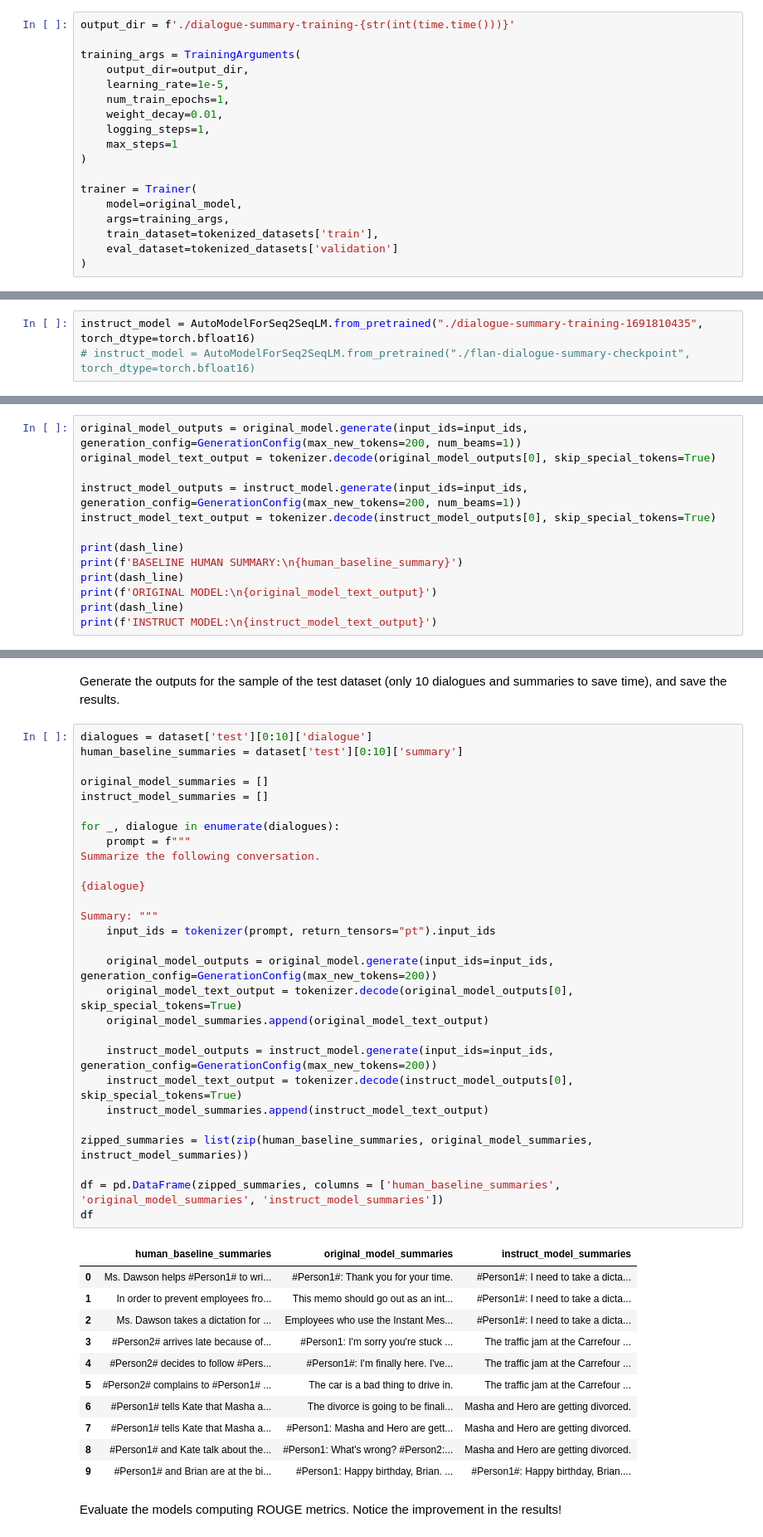
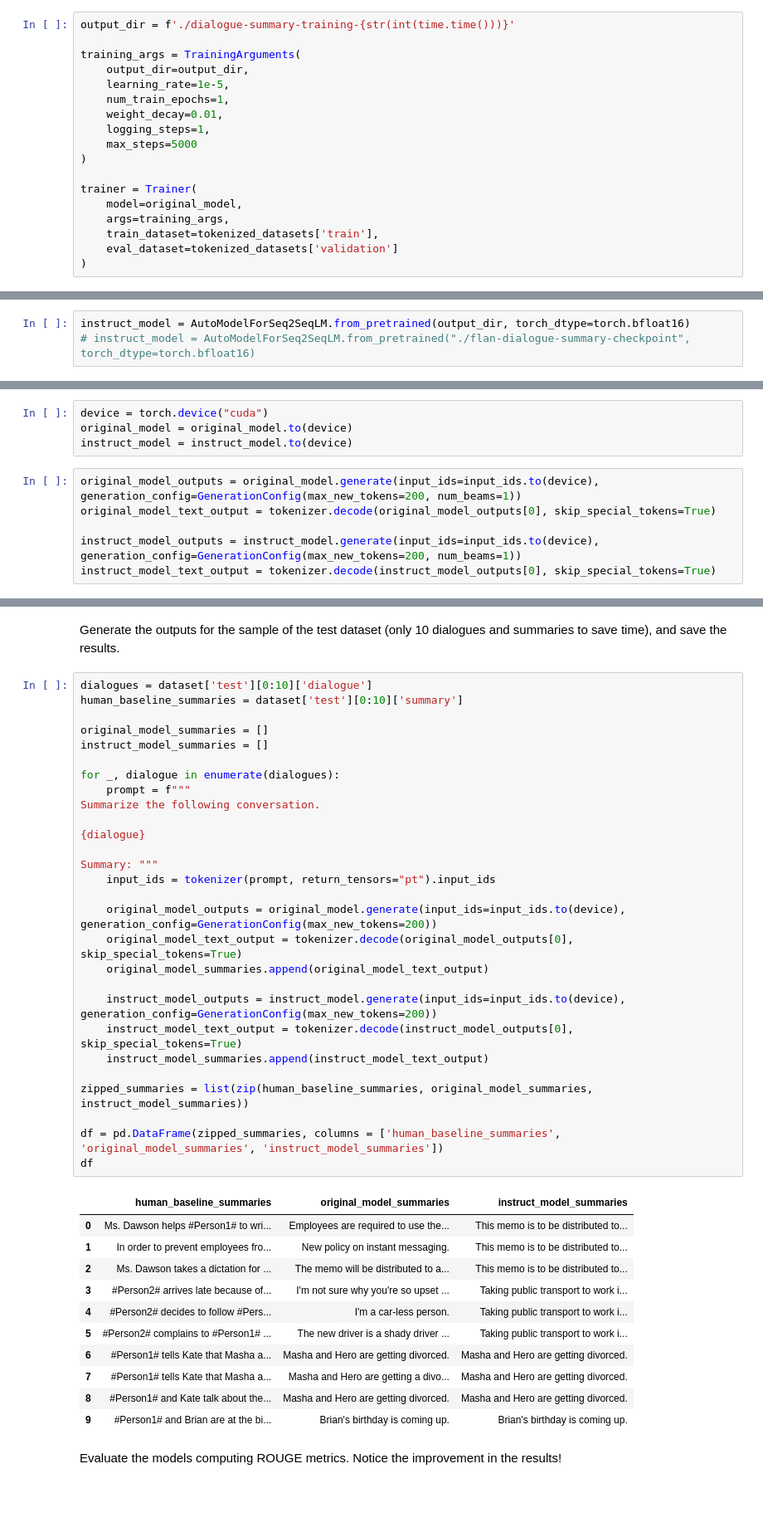
Before and after one commit to gavinloverqq/learn_nlp, a Jupyter notebook: NLP_source_code/GenerativeAI/Generative-AI-with-LLMs-main/Week-2/Lab_2_fine_tune_generative_ai_model.ipynb, the cells around one changed output, grey strips where cells are left out. Shown: that part at 83% size. Cells and saved outputs as stored; diff of their text form; blank space fills up the shorter version.

```diff
--- a/NLP_source_code/GenerativeAI/Generative-AI-with-LLMs-main/Week-2/Lab_2_fine_tune_generative_ai_model.ipynb
+++ b/NLP_source_code/GenerativeAI/Generative-AI-with-LLMs-main/Week-2/Lab_2_fine_tune_generative_ai_model.ipynb
@@ -271,7 +270,7 @@ training_args = TrainingArguments(
     num_train_epochs=1,
     weight_decay=0.01,
     logging_steps=1,
-    max_steps=1
+    max_steps=5000
 )
 
 trainer = Trainer(
@@ -319,7 +340,7 @@ The size of the downloaded instruct model is approximately 1GB.
 # %% [markdown]
 Create an instance of the `AutoModelForSeq2SeqLM` class for the instruct model:
 # %%
-instruct_model = AutoModelForSeq2SeqLM.from_pretrained("./dialogue-summary-training-1691810435", torch_dtype=torch.bfloat16)
+instruct_model = AutoModelForSeq2SeqLM.from_pretrained(output_dir, torch_dtype=torch.bfloat16)
 # instruct_model = AutoModelForSeq2SeqLM.from_pretrained("./flan-dialogue-summary-checkpoint", torch_dtype=torch.bfloat16)
 # %% [markdown]
 <a name='2.3'></a>
@@ -340,16 +361,13 @@ Summary:
 """
 
 input_ids = tokenizer(prompt, return_tensors="pt").input_ids
+# %%
+device = torch.device("cuda")
+original_model = original_model.to(device)
+instruct_model = instruct_model.to(device)
 # %%
-original_model_outputs = original_model.generate(input_ids=input_ids, generation_config=GenerationConfig(max_new_tokens=200, num_beams=1))
+original_model_outputs = original_model.generate(input_ids=input_ids.to(device), generation_config=GenerationConfig(max_new_tokens=200, num_beams=1))
 original_model_text_output = tokenizer.decode(original_model_outputs[0], skip_special_tokens=True)
 
-instruct_model_outputs = instruct_model.generate(input_ids=input_ids, generation_config=GenerationConfig(max_new_tokens=200, num_beams=1))
+instruct_model_outputs = instruct_model.generate(input_ids=input_ids.to(device), generation_config=GenerationConfig(max_new_tokens=200, num_beams=1))
 instruct_model_text_output = tokenizer.decode(instruct_model_outputs[0], skip_special_tokens=True)
-
-print(dash_line)
-print(f'BASELINE HUMAN SUMMARY:\n{human_baseline_summary}')
-print(dash_line)
-print(f'ORIGINAL MODEL:\n{original_model_text_output}')
-print(dash_line)
-print(f'INSTRUCT MODEL:\n{instruct_model_text_output}')
@@ -375,43 +400,43 @@ Generate the outputs for the sample of the test dataset (only 10 dialogues and s
 # %%
 dialogues = dataset['test'][0:10]['dialogue']
 human_baseline_summaries = dataset['test'][0:10]['summary']
 
 original_model_summaries = []
 instruct_model_summaries = []
 
 for _, dialogue in enumerate(dialogues):
     prompt = f"""
 Summarize the following conversation.
 
 {dialogue}
 
 Summary: """
     input_ids = tokenizer(prompt, return_tensors="pt").input_ids
 
-    original_model_outputs = original_model.generate(input_ids=input_ids, generation_config=GenerationConfig(max_new_tokens=200))
+    original_model_outputs = original_model.generate(input_ids=input_ids.to(device), generation_config=GenerationConfig(max_new_tokens=200))
     original_model_text_output = tokenizer.decode(original_model_outputs[0], skip_special_tokens=True)
     original_model_summaries.append(original_model_text_output)
 
-    instruct_model_outputs = instruct_model.generate(input_ids=input_ids, generation_config=GenerationConfig(max_new_tokens=200))
+    instruct_model_outputs = instruct_model.generate(input_ids=input_ids.to(device), generation_config=GenerationConfig(max_new_tokens=200))
     instruct_model_text_output = tokenizer.decode(instruct_model_outputs[0], skip_special_tokens=True)
     instruct_model_summaries.append(instruct_model_text_output)
 
 zipped_summaries = list(zip(human_baseline_summaries, original_model_summaries, instruct_model_summaries))
 
 df = pd.DataFrame(zipped_summaries, columns = ['human_baseline_summaries', 'original_model_summaries', 'instruct_model_summaries'])
 df
 # %% [output]
 |  | human_baseline_summaries | original_model_summaries | instruct_model_summaries |
-| 0 | Ms. Dawson helps #Person1# to wri... | #Person1#: Thank you for your time. | #Person1#: I need to take a dicta... |
-| 1 | In order to prevent employees fro... | This memo should go out as an int... | #Person1#: I need to take a dicta... |
-| 2 | Ms. Dawson takes a dictation for ... | Employees who use the Instant Mes... | #Person1#: I need to take a dicta... |
-| 3 | #Person2# arrives late because of... | #Person1: I'm sorry you're stuck ... | The traffic jam at the Carrefour ... |
-| 4 | #Person2# decides to follow #Pers... | #Person1#: I'm finally here. I've... | The traffic jam at the Carrefour ... |
-| 5 | #Person2# complains to #Person1# ... | The car is a bad thing to drive in. | The traffic jam at the Carrefour ... |
-| 6 | #Person1# tells Kate that Masha a... | The divorce is going to be finali... | Masha and Hero are getting divorced. |
-| 7 | #Person1# tells Kate that Masha a... | #Person1: Masha and Hero are gett... | Masha and Hero are getting divorced. |
-| 8 | #Person1# and Kate talk about the... | #Person1: What's wrong? #Person2:... | Masha and Hero are getting divorced. |
-| 9 | #Person1# and Brian are at the bi... | #Person1: Happy birthday, Brian. ... | #Person1#: Happy birthday, Brian.... |
+| 0 | Ms. Dawson helps #Person1# to wri... | Employees are required to use the... | This memo is to be distributed to... |
+| 1 | In order to prevent employees fro... | New policy on instant messaging. | This memo is to be distributed to... |
+| 2 | Ms. Dawson takes a dictation for ... | The memo will be distributed to a... | This memo is to be distributed to... |
+| 3 | #Person2# arrives late because of... | I'm not sure why you're so upset ... | Taking public transport to work i... |
+| 4 | #Person2# decides to follow #Pers... | I'm a car-less person. | Taking public transport to work i... |
+| 5 | #Person2# complains to #Person1# ... | The new driver is a shady driver ... | Taking public transport to work i... |
+| 6 | #Person1# tells Kate that Masha a... | Masha and Hero are getting divorced. | Masha and Hero are getting divorced. |
+| 7 | #Person1# tells Kate that Masha a... | Masha and Hero are getting a divo... | Masha and Hero are getting divorced. |
+| 8 | #Person1# and Kate talk about the... | Masha and Hero are getting divorced. | Masha and Hero are getting divorced. |
+| 9 | #Person1# and Brian are at the bi... | Brian's birthday is coming up. | Brian's birthday is coming up. |
 # %% [markdown]
 Evaluate the models computing ROUGE metrics. Notice the improvement in the results!
 # %%
```
Also changed, not shown: parts of 21 cells of this notebook, 38 other files.
